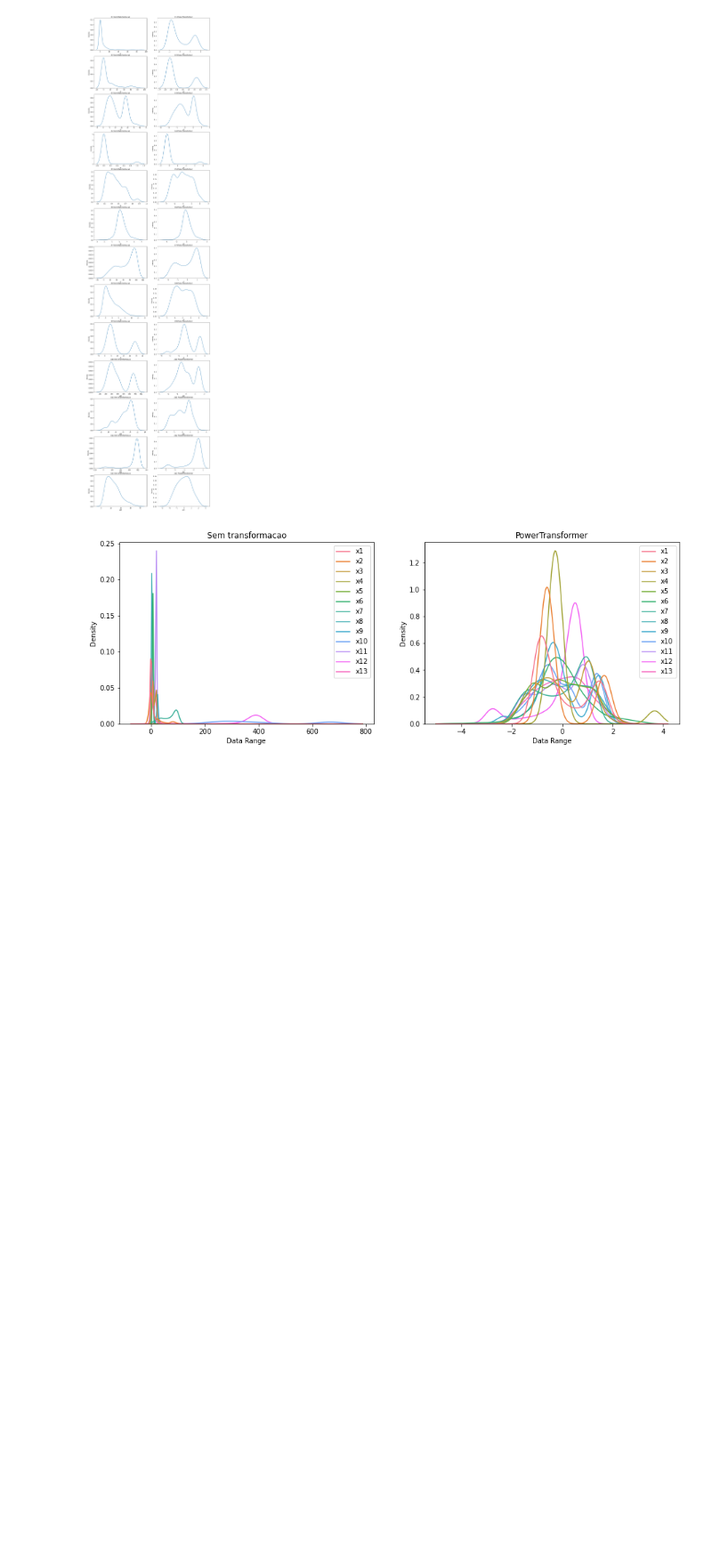
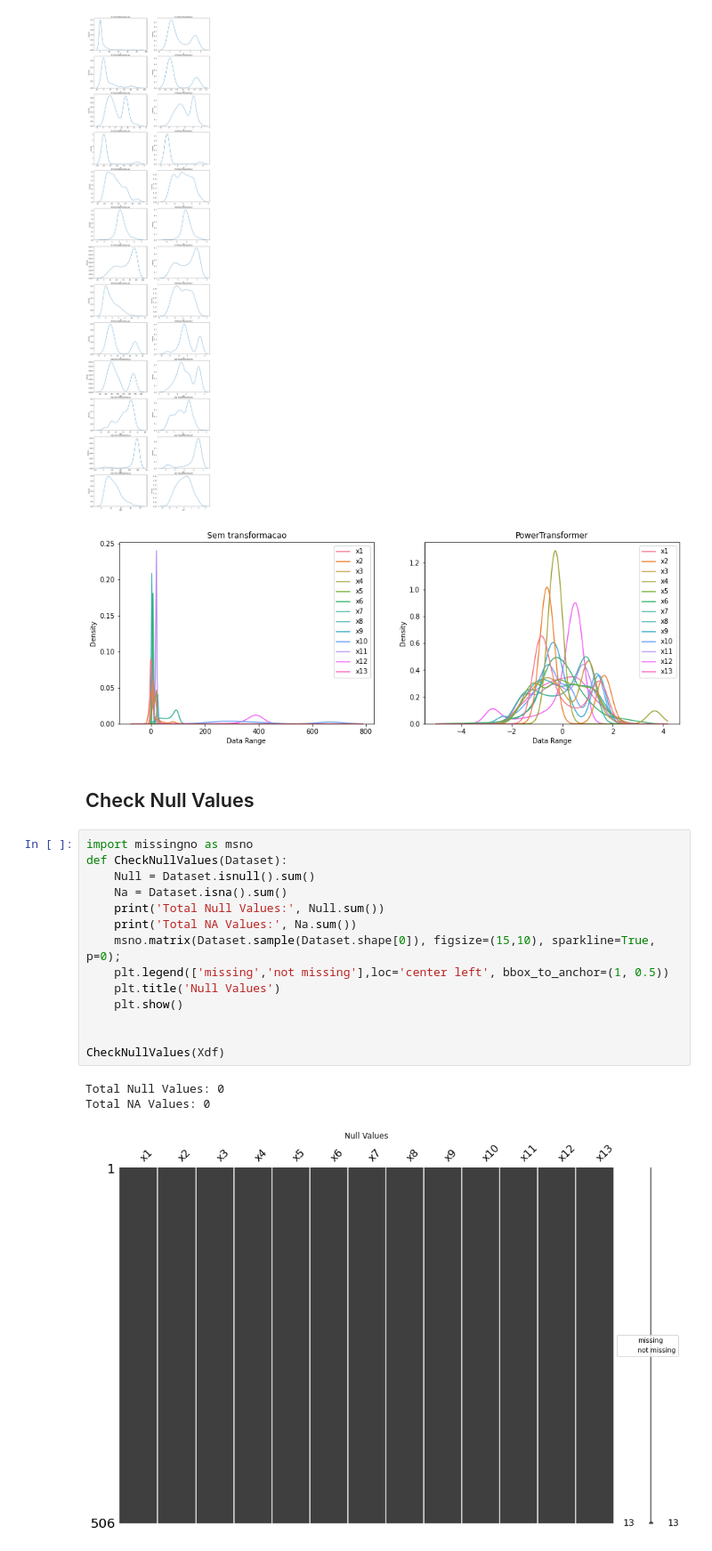
Before and after one commit to Bruno-H-Neves/ML--files, a Jupyter notebook: 2-preprocessing-method.ipynb, the cells around one changed output. Shown at 89% size. Drawn from its saved outputs; the diff is of its cells as text; blank space fills up the shorter version.

```diff
--- a/2-preprocessing-method.ipynb
+++ b/2-preprocessing-method.ipynb
@@ -168,3 +168,23 @@ pt_dense(Xdf,dfPT,"Sem transformacao","PowerTransformer")
 # %% [output]
 [figure]
 [figure]
+# %% [markdown]
+## Check Null Values
+# %%
+import missingno as msno
+def CheckNullValues(Dataset):
+    Null = Dataset.isnull().sum()
+    Na = Dataset.isna().sum()
+    print('Total Null Values:', Null.sum())
+    print('Total NA Values:', Na.sum())
+    msno.matrix(Dataset.sample(Dataset.shape[0]), figsize=(15,10), sparkline=True, p=0);
+    plt.legend(['missing','not missing'],loc='center left', bbox_to_anchor=(1, 0.5))
+    plt.title('Null Values')
+    plt.show()
+
+
+CheckNullValues(Xdf)
+# %% [output]
+Total Null Values: 0
+Total NA Values: 0
+[figure, added]
```
Also changed, not shown: 1 other file.
